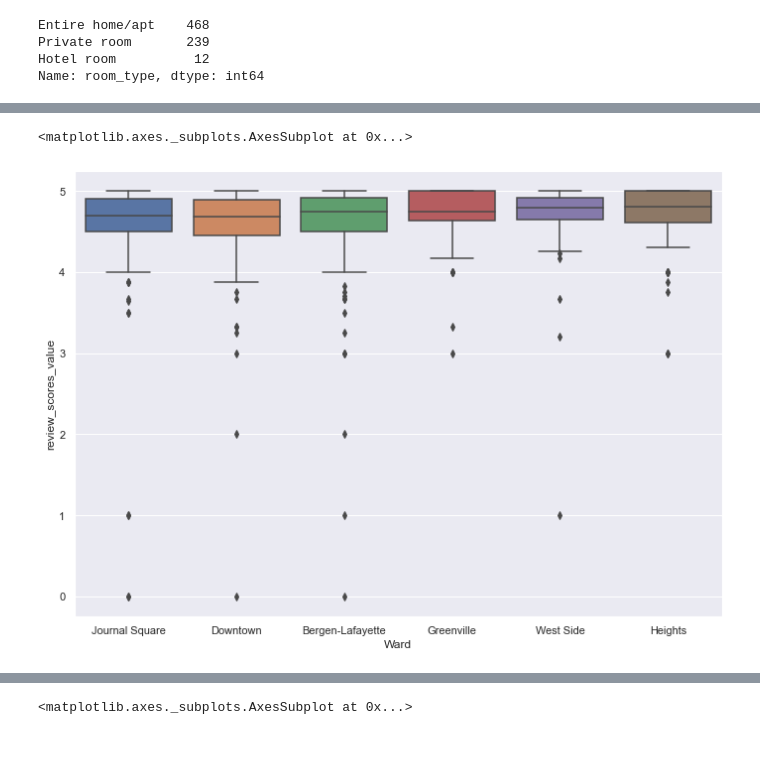
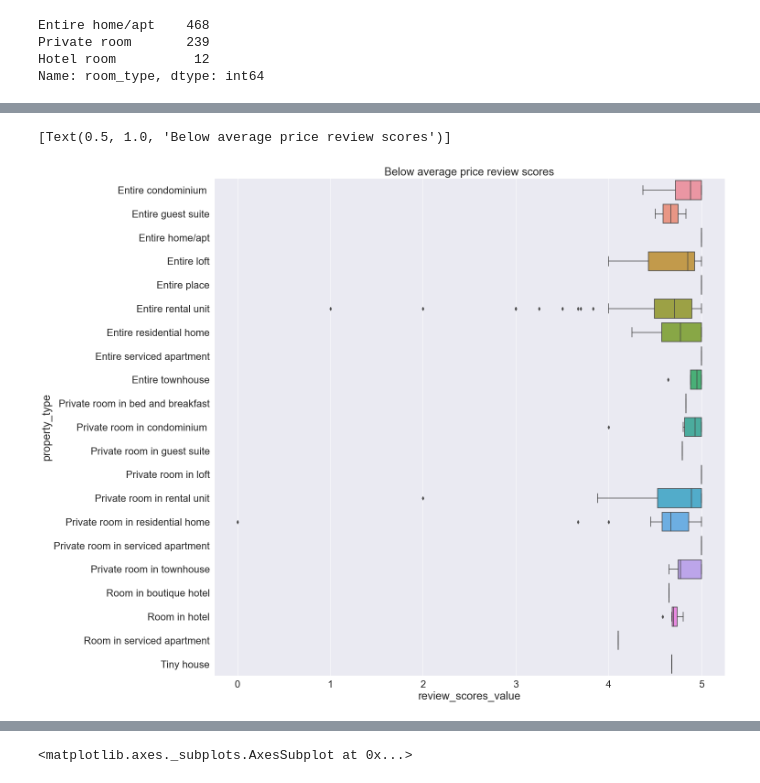
Before and after one commit to YordyCastillo/Airbnb_jerseycity, a Jupyter notebook: jersey city analysis.ipynb, the cells around one changed output, grey strips where cells are left out. Cells and saved outputs as stored; diff of their text form; code cells hidden in the pictures; blank space fills up the shorter version.

```diff
--- a/jersey city analysis.ipynb
+++ b/jersey city analysis.ipynb
@@ -651,3 +693,5 @@ Entire home/apt    468
 Private room       239
 Hotel room          12
 Name: room_type, dtype: int64
+# %%
+df_no_outlier.host_is_superhost= (df.host_is_superhost=='t').astype(int)
@@ -653,0 +729,3 @@ Name: room_type, dtype: int64
+# %%
+price_indexed = df_no_outlier.set_index(['price']).reset_index().copy()
+price_indexed=price_indexed.drop(['description'],axis=1)
@@ -653,0 +807,3 @@ Name: room_type, dtype: int64
+# %%
+greater_than_avg=df_no_outlier[df_no_outlier.price >= df_no_outlier.groupby("property_type").price.transform('mean')].sort_values(by=['property_type'])
+greater_than_avg
@@ -654,4 +841,6 @@ Name: room_type, dtype: int64
 # %%
-sns.set(rc={'figure.figsize':(11.7,8.27)})
-sns.boxplot(x='Ward',y='price', data=df_no_outlier)
+sns.set(rc={'figure.figsize':(20,20)})
+sns.set(font_scale=2)
+
+sns.boxplot(x='review_scores_value',y='property_type', data=below_than_avg).set(title='Below average price review scores')
 # %% [output]
@@ -660,6 +849,8 @@ sns.boxplot(x='Ward',y='price', data=df_no_outlier)
 # %%
-sns.set(rc={'figure.figsize':(11.7,8.27)})
-sns.boxplot(x='Ward',y='review_scores_value', data=df_no_outlier)
+sns.set(rc={'figure.figsize':(20,20)})
+sns.set(font_scale=2)
+
+sns.boxplot(x='review_scores_value',y='property_type', data=greater_than_avg).set(title='Below average price review scores')
 # %% [output]
-<matplotlib.axes._subplots.AxesSubplot at 0x...>
+[Text(0.5, 1.0, 'Below average price review scores')]
-[figure, old version]
+[figure, new version]
```
Also changed, not shown: parts of 100 cells of this notebook.
